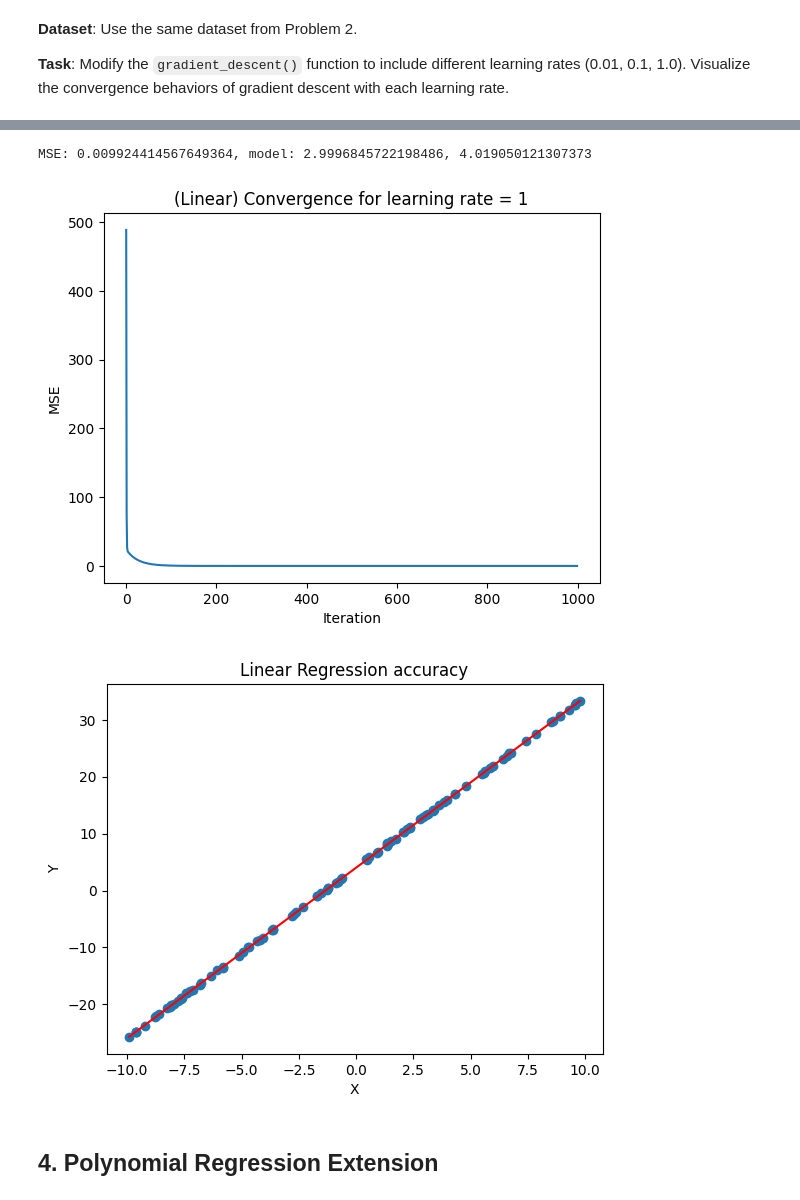
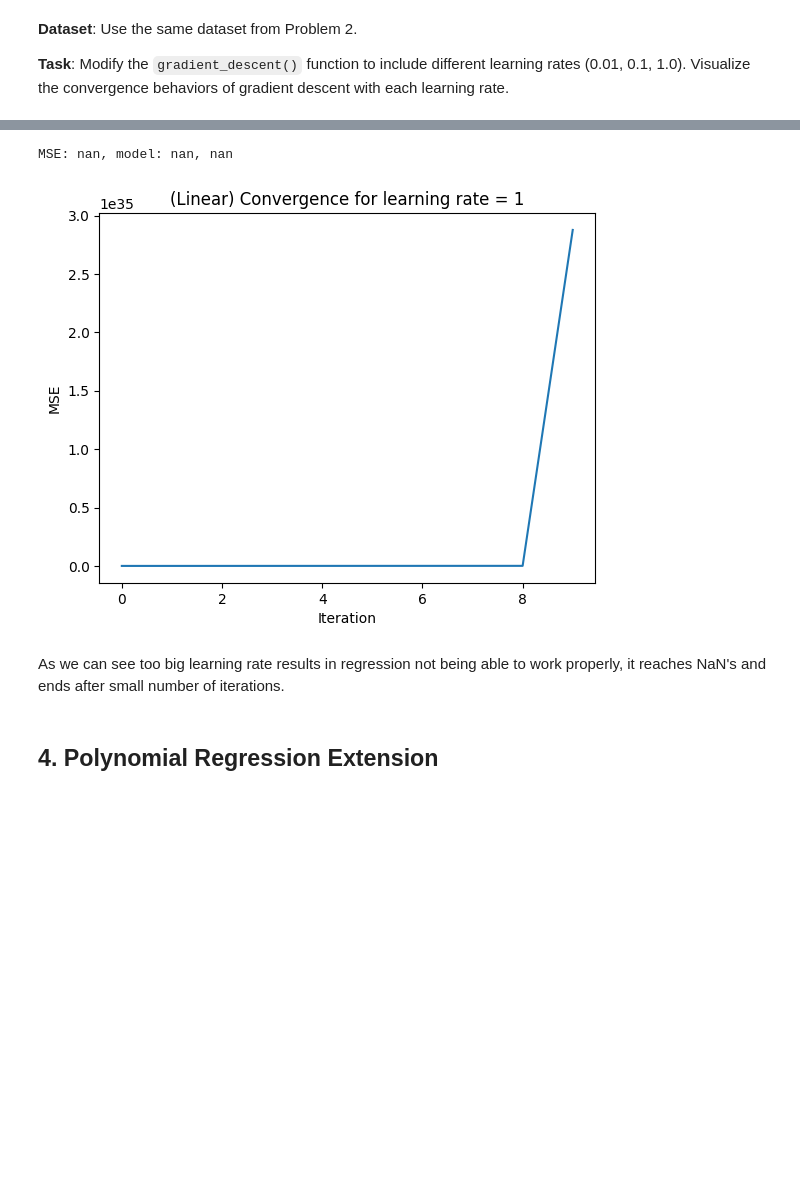
Before and after one commit to mckk12/University, a Jupyter notebook: ML/Homework2/homework_2.ipynb, the cells around one changed output, grey strips where cells are left out. Cells and saved outputs as stored; diff of their text form; code cells hidden in the pictures; blank space fills up the shorter version.

```diff
--- a/ML/Homework2/homework_2.ipynb
+++ b/ML/Homework2/homework_2.ipynb
@@ -167,7 +167,7 @@ def linearReg(X, y, learning_rate, epochs):
     model = torch.nn.Linear(1, 1)
 
     mse = torch.nn.MSELoss()
-    optimizer = torch.optim.SGD(model.parameters(), lr=learningRate)
+    optimizer = torch.optim.SGD(model.parameters(), lr=learning_rate)
 
     conv = []
     inputs = Variable(torch.from_numpy(X).float().view(-1, 1))
@@ -220,16 +221,17 @@ MSE: 0.009924414567649364, model: 2.9996845722198486, 4.019050121307373
 # %%
-l = linearReg(X, y, 1, 1000)
-plt.scatter(X, y)
-Xh_sorted = np.sort(X)
-plt.plot(Xh_sorted, w*Xh_sorted + b, color='red')
-plt.title('Linear Regression accuracy')
-plt.xlabel('X')
-plt.ylabel('Y')
-plt.show()
+l, w, b = linearReg(X, y, 1, 1000)
+# plt.scatter(X, y)
+# Xh_sorted = np.sort(X)
+# plt.plot(Xh_sorted, w*Xh_sorted + b, color='red')
+# plt.title('Linear Regression accuracy')
+# plt.xlabel('X')
+# plt.ylabel('Y')
+# plt.show()
 # %% [output]
-MSE: 0.009924414567649364, model: 2.9996845722198486, 4.019050121307373
+MSE: nan, model: nan, nan
-[figure, old version]
+[figure, new version]
-[figure, removed]
+# %% [markdown]
+As we can see too big learning rate results in regression not being able to work properly, it reaches NaN's and ends after small number of iterations.
 # %% [markdown]
 ## 4. Polynomial Regression Extension
 # %% [markdown]
```
Also changed, not shown: parts of 13 cells of this notebook.
